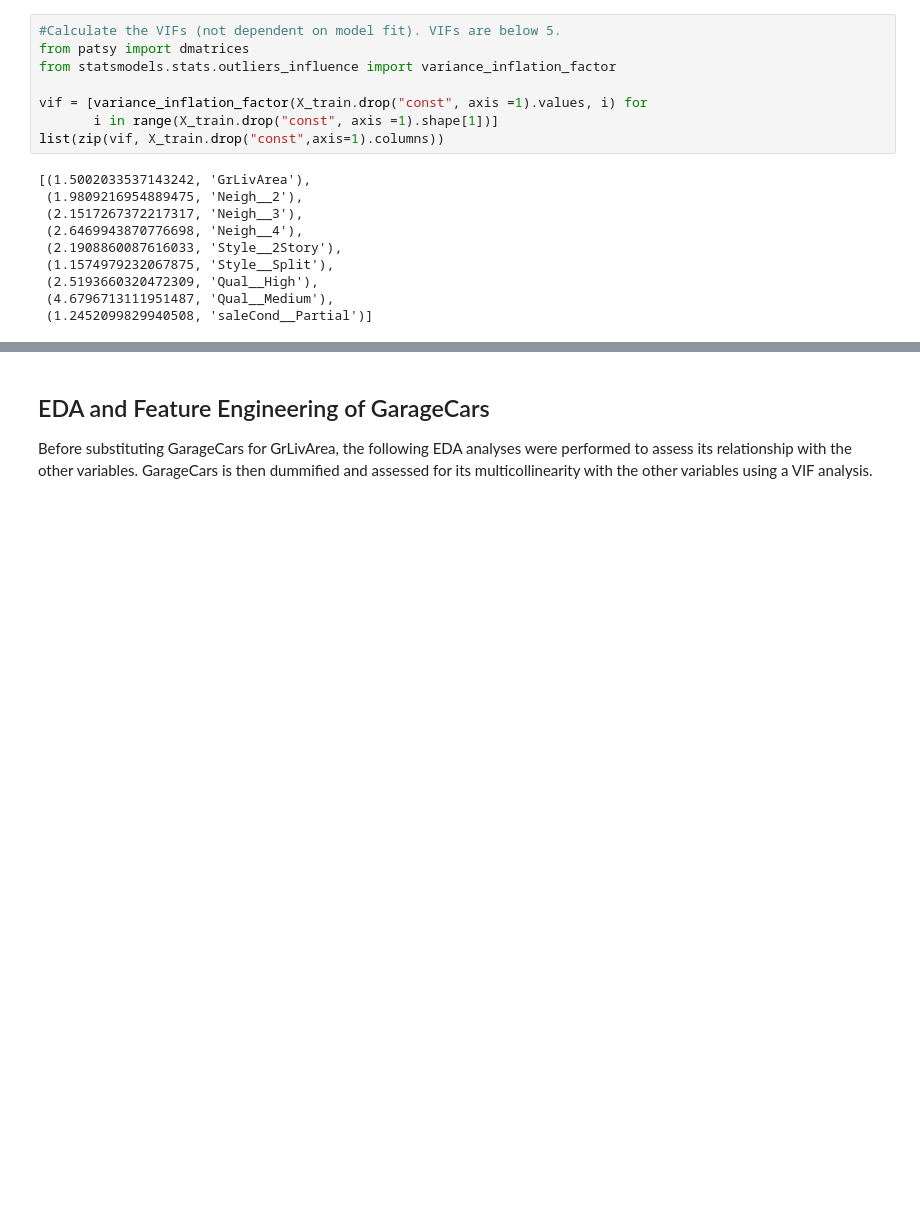
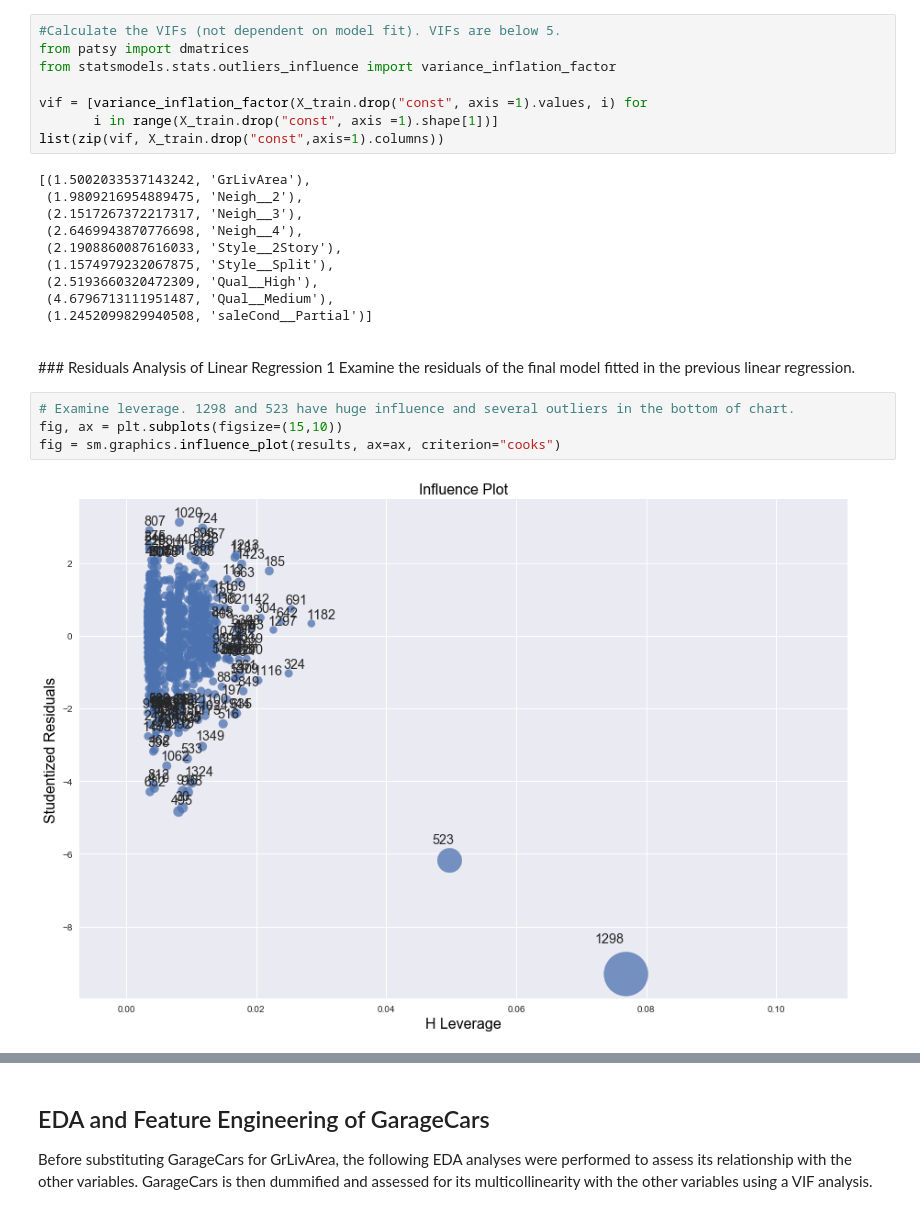
Before and after one commit to chun9men9/WIC_MLProject, a Jupyter notebook: Wing/Project_3_LinearRegression.ipynb, the cells around one changed output, grey strips where cells are left out. Saved outputs shown, nothing was run; the diff lists cells and outputs as text; blank space fills up the shorter version.

```diff
--- a/Wing/Project_3_LinearRegression.ipynb
+++ b/Wing/Project_3_LinearRegression.ipynb
@@ -740,3 +743,13 @@ list(zip(vif, X_train.drop("const",axis=1).columns))
  (2.5193660320472309, 'Qual__High'),
  (4.6796713111951487, 'Qual__Medium'),
  (1.2452099829940508, 'saleCond__Partial')]
+# %% [markdown]
+<p><a name="residuals_lin1"></a></p>
+### Residuals Analysis of Linear Regression 1
+Examine the residuals of the final model fitted in the previous linear regression.
+# %%
+# Examine leverage. 1298 and 523 have huge influence and several outliers in the bottom of chart.
+fig, ax = plt.subplots(figsize=(15,10))
+fig = sm.graphics.influence_plot(results, ax=ax, criterion="cooks")
+# %% [output]
+[figure, added]
```
Also changed, not shown: parts of 49 cells of this notebook.
